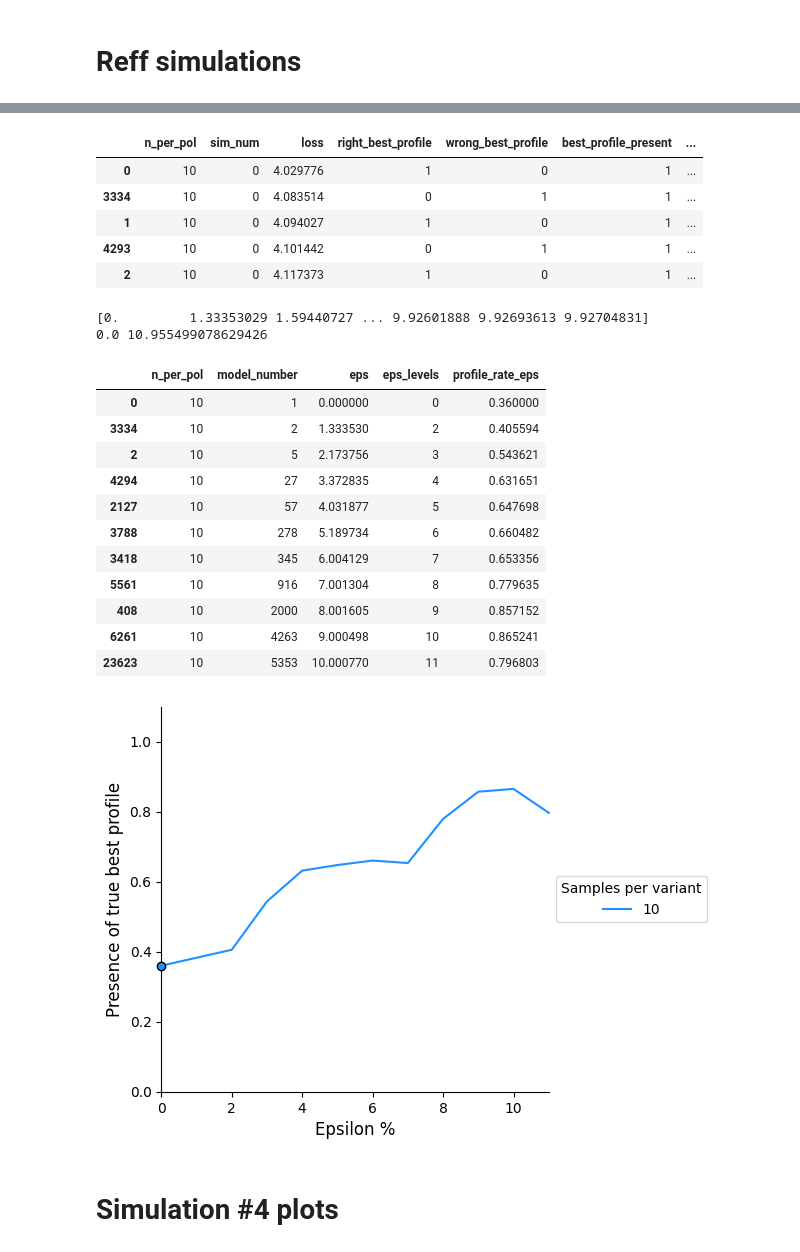
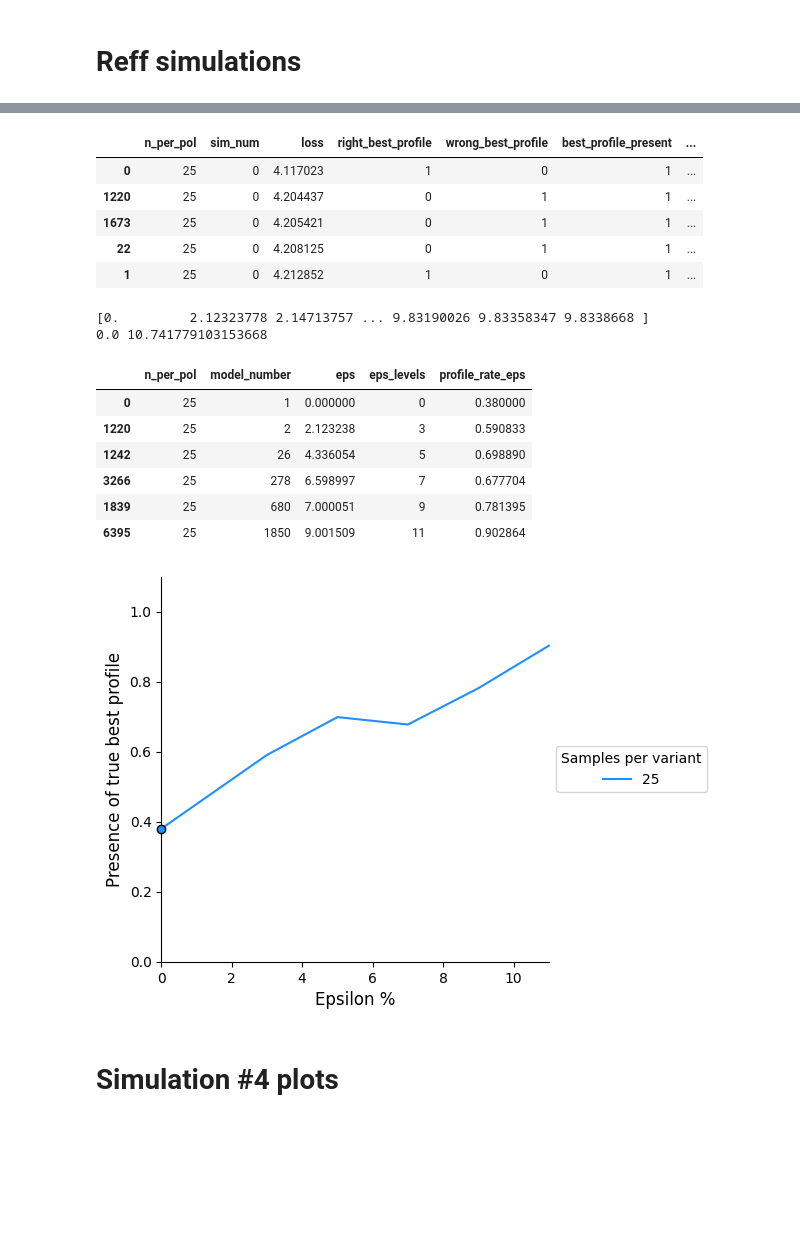
Before and after one commit to AparaV/rashomon-partition-sets, a Jupyter notebook: Code/analyze_results.ipynb, the cells around one changed output, grey strips where cells are left out. Cells and saved outputs as stored; diff of their text form; code cells hidden in the pictures; blank space fills up the shorter version.

Commit message:
Plotting

```diff
--- a/Code/analyze_results.ipynb
+++ b/Code/analyze_results.ipynb
@@ -757,8 +757,8 @@ plt.show()
 # Reff simulations
 # %%
 # fname_csv = "../Results/reff_simulations_rashomon_25_100.csv"
-# fname_csv = "../Results/reff_simulations_rashomon_25_100.csv"
-fname_csv = "../Results/reff_simulations_small_var_rashomon_10_100.csv"
+fname_csv = "../Results/reff_simulations_rashomon_25_100.csv"
+fname_csv = "../Results/reff_simulations_small_var_rashomon_25_100.csv"
 rashomon_raw_df = pd.read_csv(fname_csv)
 rashomon_raw_df = rashomon_raw_df.drop("Unnamed: 0", axis=1)
 
@@ -851,24 +851,24 @@ eps_df = eps_df.drop(profile_cols, axis=1)
 eps_df["eps"] = eps_df.groupby(["n_per_pol", "sim_num"])["loss"].transform(lambda x: (x - x.min()) / x.min() * 100)
 
 # eps_levels = [-0.1, 0, 1, 1.5, 2, 2.5, 3, 3.5, 4, 4.5, 5, 6]
-eps_levels = [-0.1, 0, 2, 3, 4, 5, 6, 7, 8, 9, 10, 11]
+eps_levels = [-0.1, 0, 3, 5, 7, 9, 11]
 eps_bins = eps_levels[1:]
 eps_df["eps_levels"] = pd.cut(eps_df["eps"], bins=eps_levels, labels=eps_bins)
 
 eps_df.head()
 # %% [output]
 |  | n_per_pol | sim_num | loss | right_best_profile | wrong_best_profile | best_profile_present | ... |
-| 0 | 10 | 0 | 4.029776 | 1 | 0 | 1 | ... |
-| 3334 | 10 | 0 | 4.083514 | 0 | 1 | 1 | ... |
-| 1 | 10 | 0 | 4.094027 | 1 | 0 | 1 | ... |
-| 4293 | 10 | 0 | 4.101442 | 0 | 1 | 1 | ... |
-| 2 | 10 | 0 | 4.117373 | 1 | 0 | 1 | ... |
+| 0 | 25 | 0 | 4.117023 | 1 | 0 | 1 | ... |
+| 1220 | 25 | 0 | 4.204437 | 0 | 1 | 1 | ... |
+| 1673 | 25 | 0 | 4.205421 | 0 | 1 | 1 | ... |
+| 22 | 25 | 0 | 4.208125 | 0 | 1 | 1 | ... |
+| 1 | 25 | 0 | 4.212852 | 1 | 0 | 1 | ... |
 # %%
 print(pd.unique(eps_df["eps"]))
 print(np.min(eps_df["eps"]), np.max(eps_df["eps"]))
 # %% [output]
-[0.         1.33353029 1.59440727 ... 9.92601888 9.92693613 9.92704831]
-0.0 10.955499078629426
+[0.         2.12323778 2.14713757 ... 9.83190026 9.83358347 9.8338668 ]
+0.0 10.741779103153668
 # %%
 # sizes = [5, 10, 25, 50, 100, 250, 500, 1000]
 # simulations = list(range(100))
@@ -913,56 +913,51 @@ eps_df = eps_df.sort_values("eps_levels")
 eps_df
 # %% [output]
 |  | n_per_pol | model_number | eps | eps_levels | profile_rate_eps |
-| 0 | 10 | 1 | 0.000000 | 0 | 0.360000 |
-| 3334 | 10 | 2 | 1.333530 | 2 | 0.405594 |
-| 2 | 10 | 5 | 2.173756 | 3 | 0.543621 |
-| 4294 | 10 | 27 | 3.372835 | 4 | 0.631651 |
-| 2127 | 10 | 57 | 4.031877 | 5 | 0.647698 |
-| 3788 | 10 | 278 | 5.189734 | 6 | 0.660482 |
-| 3418 | 10 | 345 | 6.004129 | 7 | 0.653356 |
-| 5561 | 10 | 916 | 7.001304 | 8 | 0.779635 |
-| 408 | 10 | 2000 | 8.001605 | 9 | 0.857152 |
-| 6261 | 10 | 4263 | 9.000498 | 10 | 0.865241 |
-| 23623 | 10 | 5353 | 10.000770 | 11 | 0.796803 |
+| 0 | 25 | 1 | 0.000000 | 0 | 0.380000 |
+| 1220 | 25 | 2 | 2.123238 | 3 | 0.590833 |
+| 1242 | 25 | 26 | 4.336054 | 5 | 0.698890 |
+| 3266 | 25 | 278 | 6.598997 | 7 | 0.677704 |
+| 1839 | 25 | 680 | 7.000051 | 9 | 0.781395 |
+| 6395 | 25 | 1850 | 9.001509 | 11 | 0.902864 |
 # %%
 fig, ax = plt.subplots(figsize=(5,5))
 
 ax.spines[['right', 'top']].set_visible(False)
 
 # sizes = [5, 10, 25, 50, 100, 250, 500, 1000]
-sizes = [10]
+sizes = [25]
 colors = ["dodgerblue", "indianred", "green", "orange", "orchid", "mediumseagreen", "slateblue", "slategray"]
 
 # x_horizontal = np.linspace(1, np.max(rashomon_df["model_number"]), num=10)
 # x_horizontal = np.logspace(-1, 6, num=10, base=10)
 # len_x = len(x_horizontal)
 # y_best = np.array([1] * len_x)
 # y_baseline = np.array([1/8] * len_x)
 # ax.plot(x_horizontal, y_best, color="black", ls="--")
 # ax.plot(x_horizontal, x_horizontal / 2**24, color="grey", ls="--")
 
 for idx, n in enumerate(sizes):
     n_subset = eps_df[eps_df["n_per_pol"] == n]
 
     ax.plot(n_subset["eps_levels"], n_subset["profile_rate_eps"],
             color=colors[idx], zorder=3.1, clip_on=False,
             label=f"{n}")
     ax.scatter(n_subset["eps_levels"].iloc[0], n_subset["profile_rate_eps"].iloc[0],
                color=colors[idx], edgecolor="black",
                zorder=3.1, clip_on=False)
 
 # ax.set_xscale("log")
 ax.set_xlabel("Epsilon %", fontsize=12)
 ax.set_ylim(0, 1.1)
 ax.set_xlim(0, np.max(eps_df["eps_levels"]))
 ax.set_ylabel("Presence of true best profile", fontsize=12)
 
 ax.legend(loc="center left", bbox_to_anchor=(1, 0.5), title="Samples per variant")
 
 # plt.savefig("../Figures/sim_4/true_best_prof.png", dpi=300, bbox_inches="tight")
 plt.show()
 # %% [output]
-[figure, old version]
+[figure, new version]
 # %% [markdown]
 # Simulation #4 plots
 # %%
```
Also changed, not shown: parts of 3 cells of this notebook.
